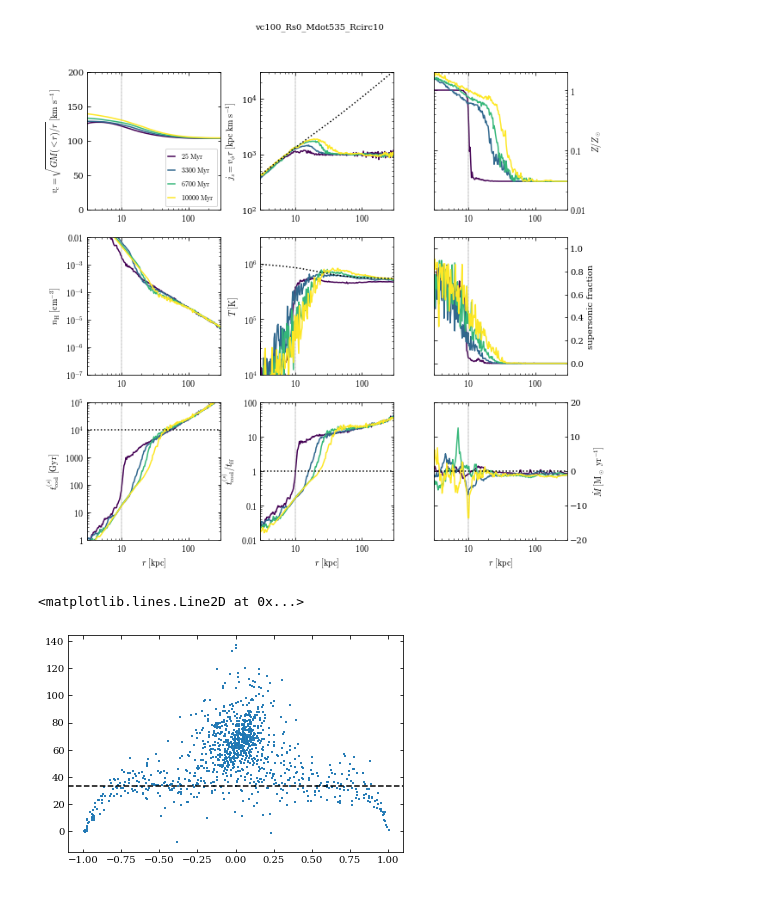
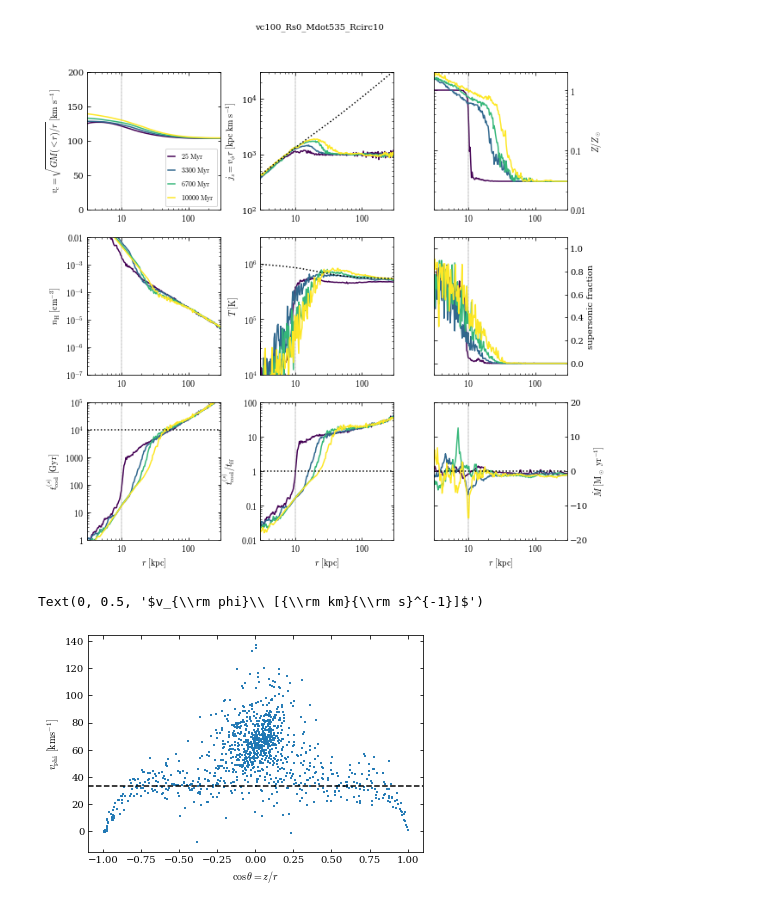
Before and after one commit to JonathanSternAstro/gizmo_analysis, a Jupyter notebook: ipynb/verify_basics.ipynb, the cells around one changed output. Cells and saved outputs as stored; diff of their text form; code cells hidden in the pictures.

```diff
--- a/ipynb/verify_basics.ipynb
+++ b/ipynb/verify_basics.ipynb
@@ -46,6 +45,8 @@ inds = (snapshot.rs() < r*1.1) & (snapshot.rs()>r/1.1)
 # %%
 pl.scatter(snapshot.cos_theta()[inds], snapshot.v_phi()[inds],marker=',',s=1)
 pl.axhline(1000/r,c='k',ls='--')
+pl.xlabel(r'$\cos \theta = z/r$')
+pl.ylabel(r'$v_{\rm phi}\ [{\rm km}{\rm s}^{-1}]$')
 # %% [output]
-<matplotlib.lines.Line2D at 0x...>
+Text(0, 0.5, '$v_{\\rm phi}\\ [{\\rm km}{\\rm s}^{-1}]$')
-[figure, old version]
+[figure, new version]
```
Also changed, not shown: parts of 2 cells of this notebook, 3 other files.
